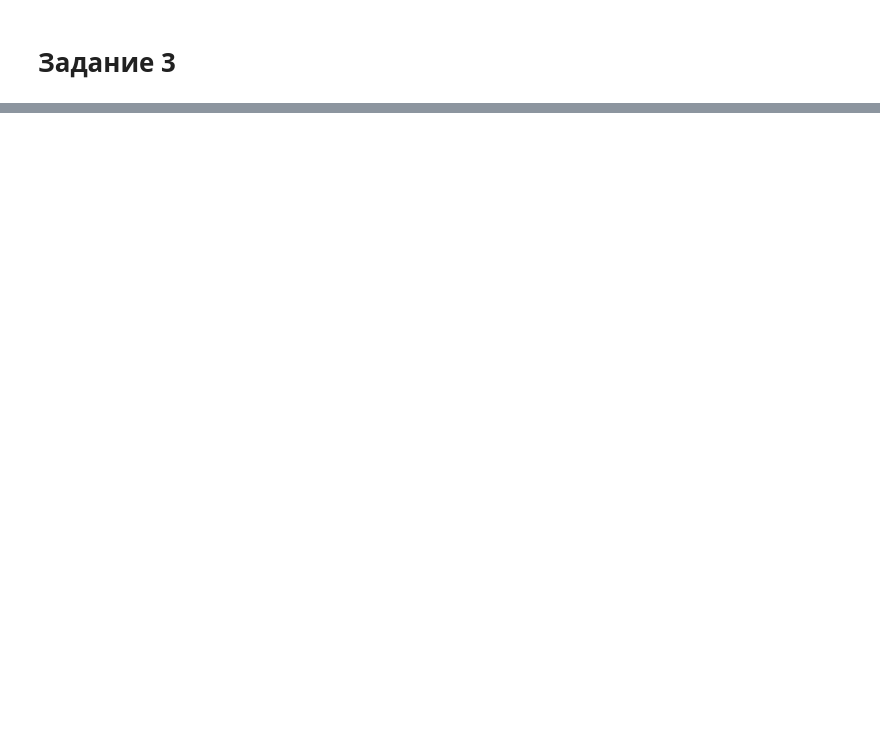
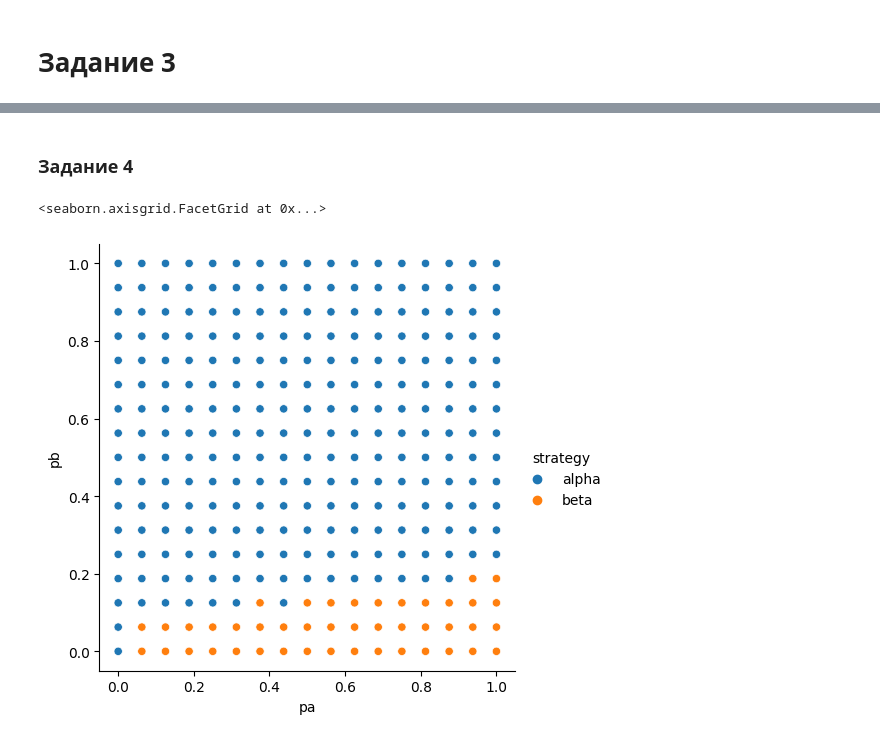
Before and after one commit to dimayasha7123/comp_modeling, a Jupyter notebook: lab2.ipynb, the cells around one changed output, grey strips where cells are left out. Saved outputs shown, nothing was run; the diff lists cells and outputs as text; code cells hidden in the pictures; blank space fills up the shorter version.

```diff
--- a/lab2.ipynb
+++ b/lab2.ipynb
@@ -213,0 +232,19 @@ plt.show()
+# %% [markdown]
+### Задание 4
+# %%
+data = []
+for i, j in np.ndindex(X.shape):
+
+    # take max between alpha and beta strategy
+    Z = (Za[i, j], 'alpha')
+    if Zb[i, j] > Za[i, j]:
+        Z = (Zb[i, j], 'beta')
+
+    data.append([X[i, j], Y[i, j], Z[0], Z[1]])
+
+df = pd.DataFrame(data, columns = ['pa', 'pb', 'val', 'strategy'])
+
+seaborn.relplot(data=df, x='pa', y='pb', hue='strategy')
+# %% [output]
+<seaborn.axisgrid.FacetGrid at 0x...>
+[figure, added]
```
Also changed, not shown: parts of 5 cells of this notebook.
